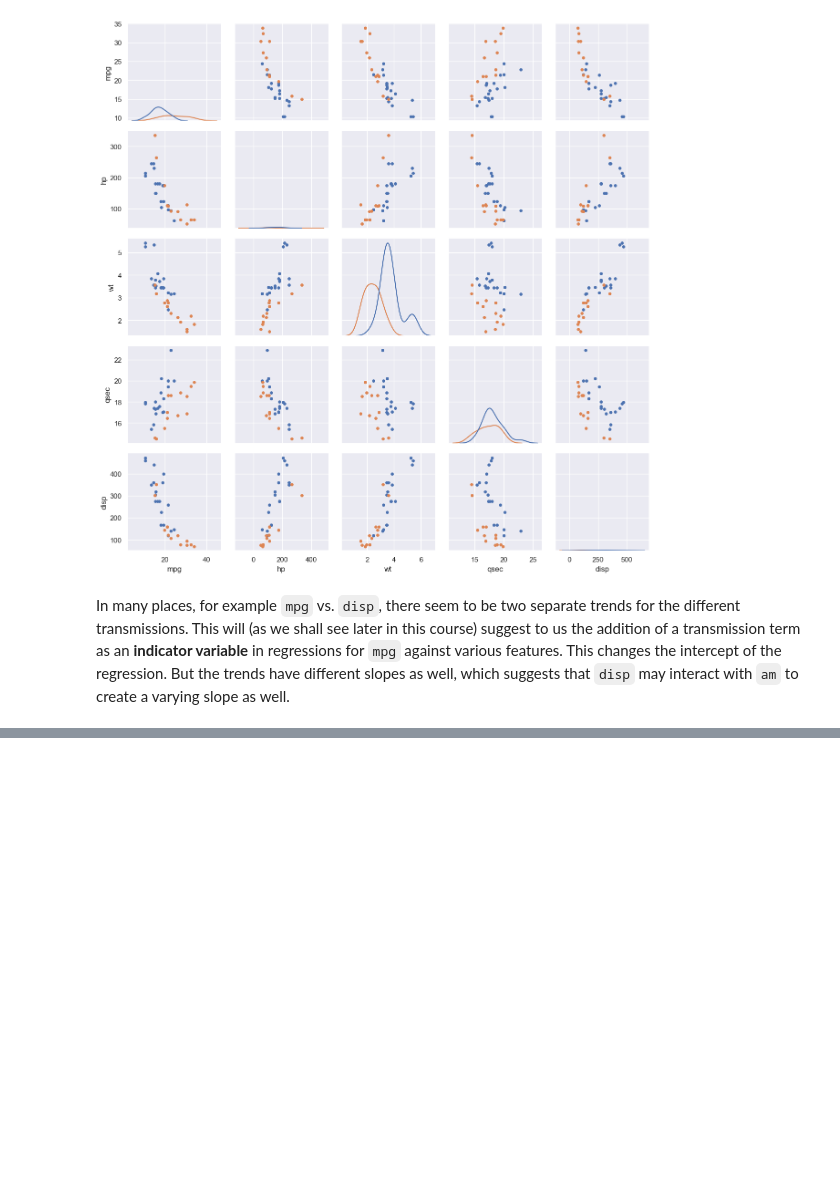
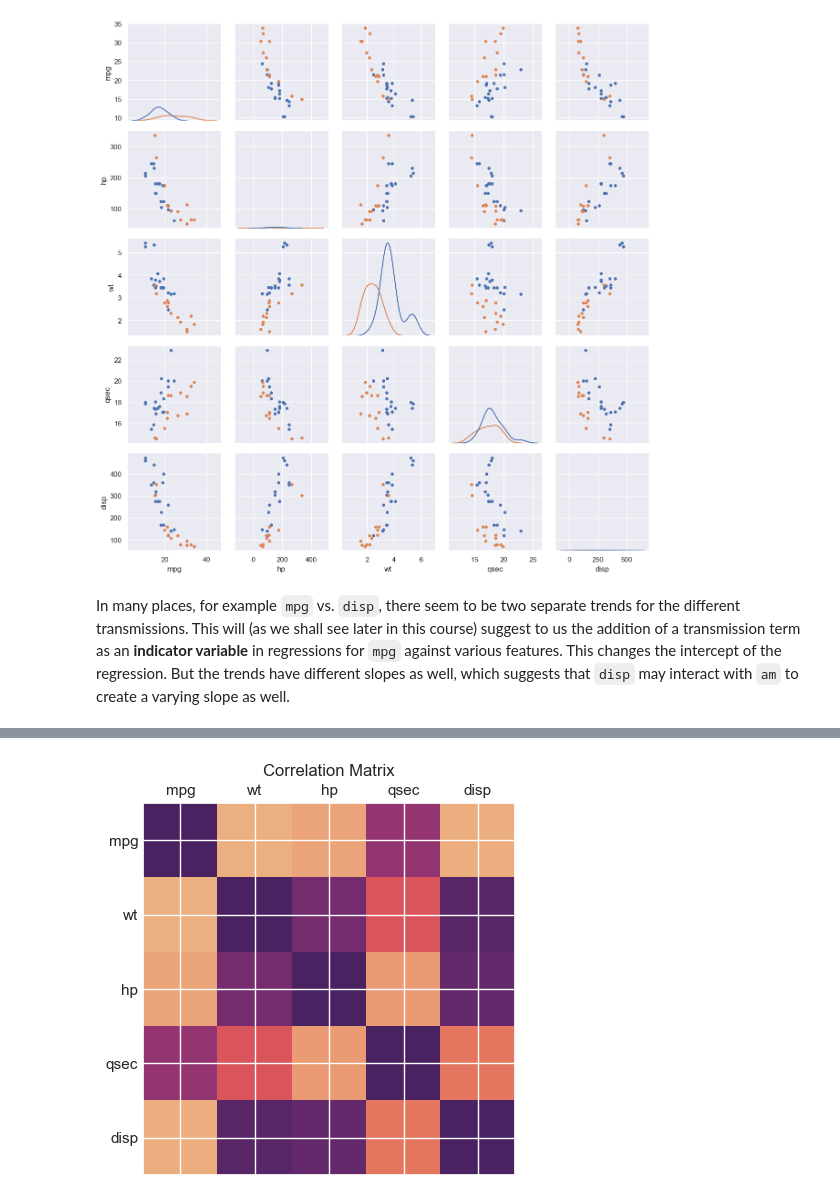
Before and after one commit to crdcamp/lin-reg-application, a Jupyter notebook: references/1_exploratory_data_analysis.ipynb, the cells around one changed output, grey strips where cells are left out. Drawn from its saved outputs; the diff is of its cells as text; code cells hidden in the pictures; blank space fills up the shorter version.

Commit message:
Heatmap

```diff
--- a/references/1_exploratory_data_analysis.ipynb
+++ b/references/1_exploratory_data_analysis.ipynb
@@ -350,0 +372,11 @@ In many places, for example `mpg` vs. `disp`, there seem to be two separate tren
+# %%
+dpal = sns.color_palette("flare", as_cmap=True)
+
+plt.matshow(dfcars[["mpg", "wt", "hp", "qsec", "disp"]].corr(), cmap=dpal)
+ax = plt.gca()
+ax.tick_params(axis="both", which="both", length=0);
+plt.title("Correlation Matrix")
+plt.xticks(range(5), ['mpg', 'wt', 'hp', 'qsec', 'disp'])
+plt.yticks(range(5), ['mpg', 'wt', 'hp', 'qsec', 'disp']);
+# %% [output]
+[figure, added]
```
Also changed, not shown: parts of 4 cells of this notebook.
